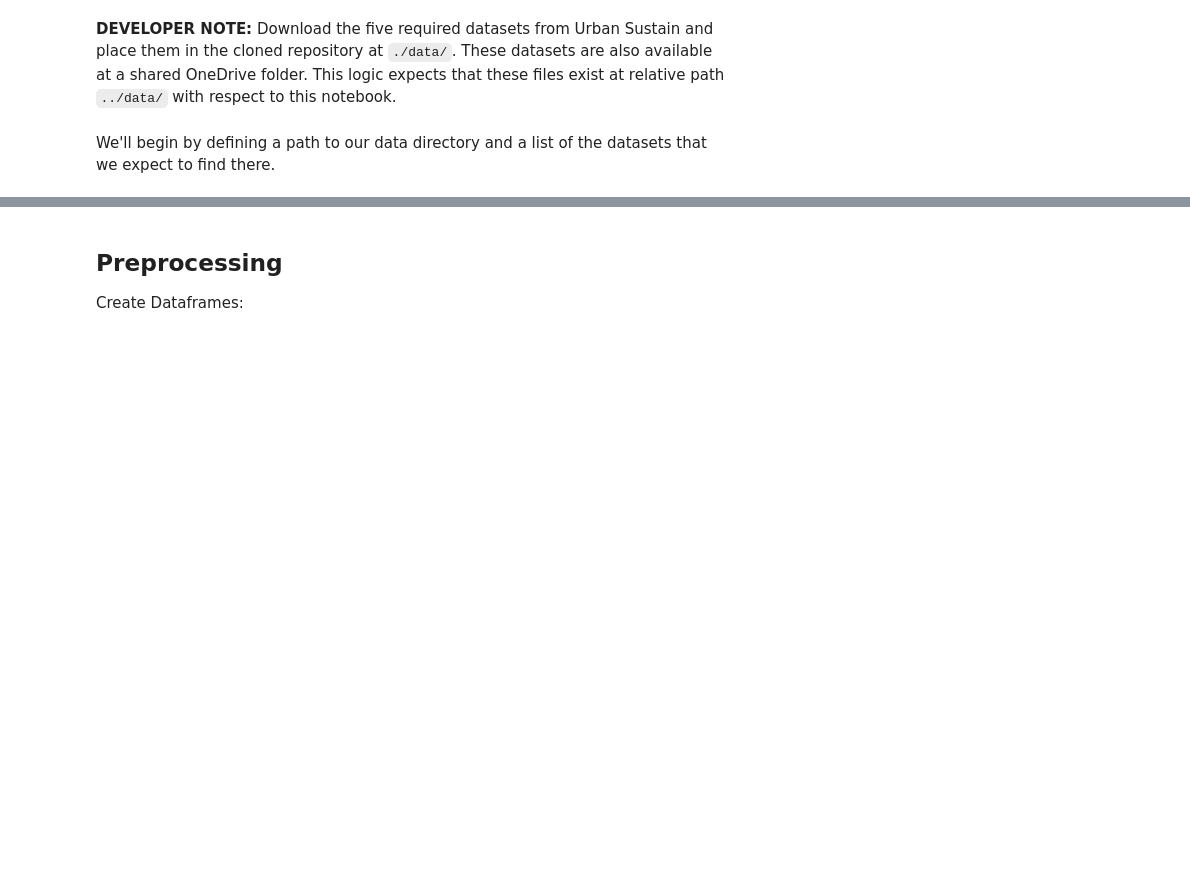
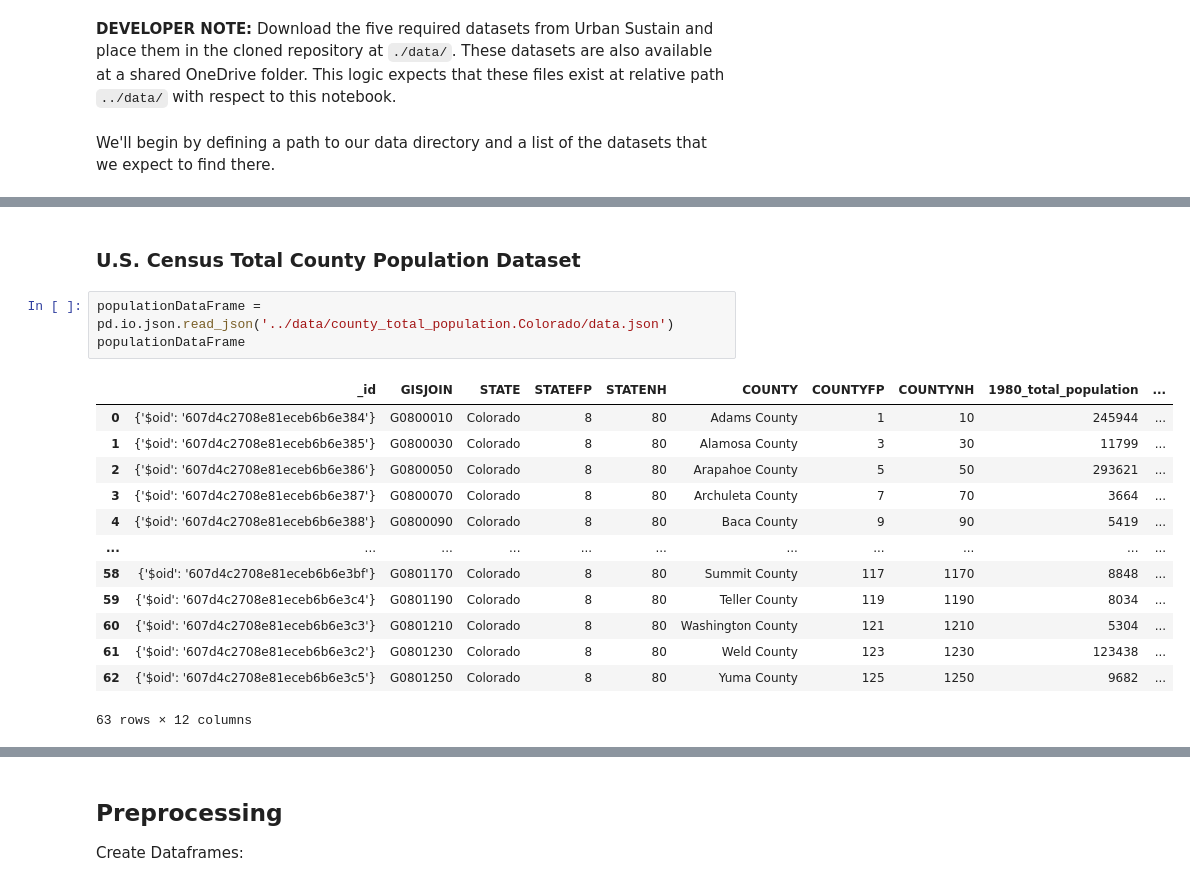
Before and after one commit to christian-westbrook/covid-19-and-weather-patterns, a Jupyter notebook: src/COVID-19 and Weather Patterns.ipynb, the cells around one changed output, grey strips where cells are left out. Drawn from its saved outputs; the diff is of its cells as text; blank space fills up the shorter version.

```diff
--- a/src/COVID-19 and Weather Patterns.ipynb
+++ b/src/COVID-19 and Weather Patterns.ipynb
@@ -77,0 +223,19 @@ for datasetName in expectedDatasets:
+# %% [markdown]
+### U.S. Census Total County Population Dataset
+# %%
+populationDataFrame = pd.io.json.read_json('../data/county_total_population.Colorado/data.json')
+populationDataFrame
+# %% [output]
+|  | _id | GISJOIN | STATE | STATEFP | STATENH | COUNTY | COUNTYFP | COUNTYNH | 1980_total_population | ... |
+| 0 | {'$oid': '607d4c2708e81eceb6b6e384'} | G0800010 | Colorado | 8 | 80 | Adams County | 1 | 10 | 245944 | ... |
+| 1 | {'$oid': '607d4c2708e81eceb6b6e385'} | G0800030 | Colorado | 8 | 80 | Alamosa County | 3 | 30 | 11799 | ... |
+| 2 | {'$oid': '607d4c2708e81eceb6b6e386'} | G0800050 | Colorado | 8 | 80 | Arapahoe County | 5 | 50 | 293621 | ... |
+| 3 | {'$oid': '607d4c2708e81eceb6b6e387'} | G0800070 | Colorado | 8 | 80 | Archuleta County | 7 | 70 | 3664 | ... |
+| 4 | {'$oid': '607d4c2708e81eceb6b6e388'} | G0800090 | Colorado | 8 | 80 | Baca County | 9 | 90 | 5419 | ... |
+| ... | ... | ... | ... | ... | ... | ... | ... | ... | ... | ... |
+| 58 | {'$oid': '607d4c2708e81eceb6b6e3bf'} | G0801170 | Colorado | 8 | 80 | Summit County | 117 | 1170 | 8848 | ... |
+| 59 | {'$oid': '607d4c2708e81eceb6b6e3c4'} | G0801190 | Colorado | 8 | 80 | Teller County | 119 | 1190 | 8034 | ... |
+| 60 | {'$oid': '607d4c2708e81eceb6b6e3c3'} | G0801210 | Colorado | 8 | 80 | Washington County | 121 | 1210 | 5304 | ... |
+| 61 | {'$oid': '607d4c2708e81eceb6b6e3c2'} | G0801230 | Colorado | 8 | 80 | Weld County | 123 | 1230 | 123438 | ... |
+| 62 | {'$oid': '607d4c2708e81eceb6b6e3c5'} | G0801250 | Colorado | 8 | 80 | Yuma County | 125 | 1250 | 9682 | ... |
+63 rows × 12 columns
```
Also changed, not shown: parts of 26 cells of this notebook.
